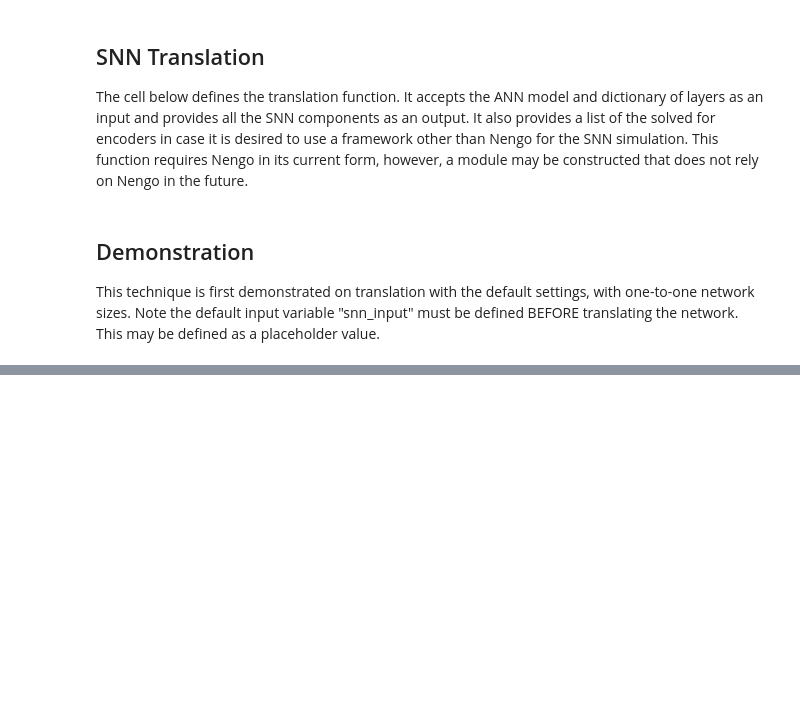
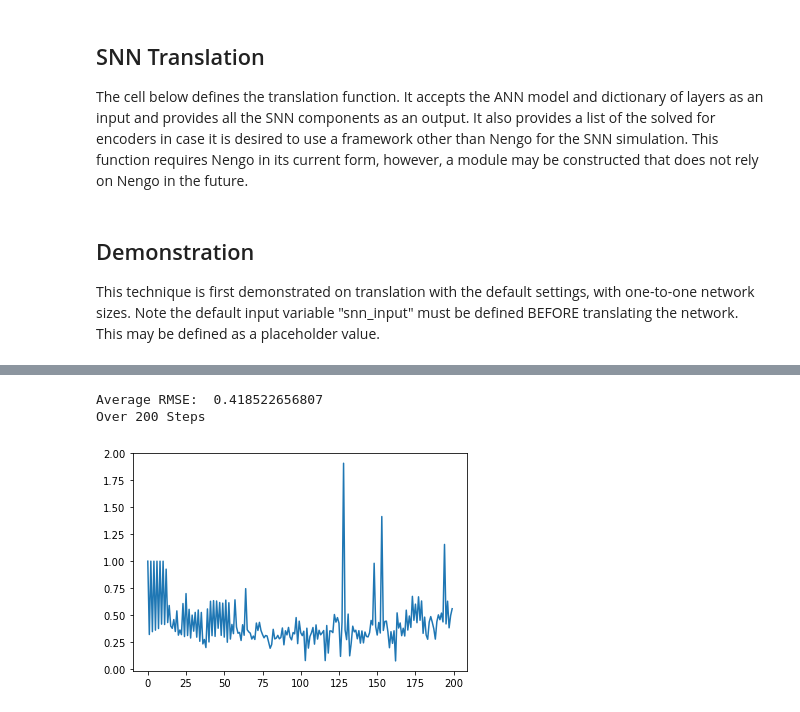
Before and after one commit to Quantumgame/EE207, a Jupyter notebook: Project/Layer-Wise Translation.ipynb, the cells around one changed output, grey strips where cells are left out. Drawn from its saved outputs; the diff is of its cells as text; code cells hidden in the pictures; blank space fills up the shorter version.

```diff
--- a/Project/Layer-Wise Translation.ipynb
+++ b/Project/Layer-Wise Translation.ipynb
@@ -331,25 +435,29 @@ $$ \mathbf{\Phi_i} = pseudo_inv(\mathbf{a_i F'}) $$
 # %%
-N = 5
+N = 1
 T = 0.1
 error = []
 score = 0.0
 for i in range(N):
+    print('Running Episode: ', (i+1))
     done = False
     observation = env.reset()
     while not done:
-        scale = np.mean(observation)
-        snn_input = observation/scale
+#         scale = np.mean(observation)
+        snn_input = observation
+#         snn_input = (observation-mean_obs)/std_obs
+#         observation = snn_input
         with nengo.Simulator(SNN) as sim:
             sim.run(T_INT, progress_bar=False)
         with nengo.Simulator(ANN) as sim2:
             sim2.run(T_INT, progress_bar=False)
 
-        ann_out = np.mean(sim2.data[l2][20:,:], axis=0)
-        snn_out = np.mean(sim.data[out_probe][20:,:], axis=0)*scale
+        ann_out = np.mean(sim2.data[l2][50:,:], axis=0)
+        snn_out = np.mean(sim.data[out_probe][50:,:], axis=0)*scale
         snn_aprob = softmax(snn_out)
         rel_err = (np.abs(ann_out[0] - snn_out[0])+np.abs(ann_out[1] - snn_out[1]))/(np.abs(ann_out[0]) + np.abs(ann_out[1]))
         error.append(rel_err)
         action = np.random.choice(OUTPUT_DIMS, p=snn_aprob)
         observation, reward, done, info = env.step(action)
         score += reward
+    print('Episode %r complete' % (i+1))
 # %% [output]
@@ -356,0 +481,10 @@ NameError: name 'env' is not defined
+# %%
+RMSE_avg = np.mean(error)
+print('Average RMSE: ',RMSE_avg)
+print('Over %r Steps' % len(error))
+plt.plot(error)
+plt.show()
+# %% [output]
+Average RMSE:  0.418522656807
+Over 200 Steps
+[figure, added]
```
Also changed, not shown: parts of 10 cells of this notebook, 4 other files.
